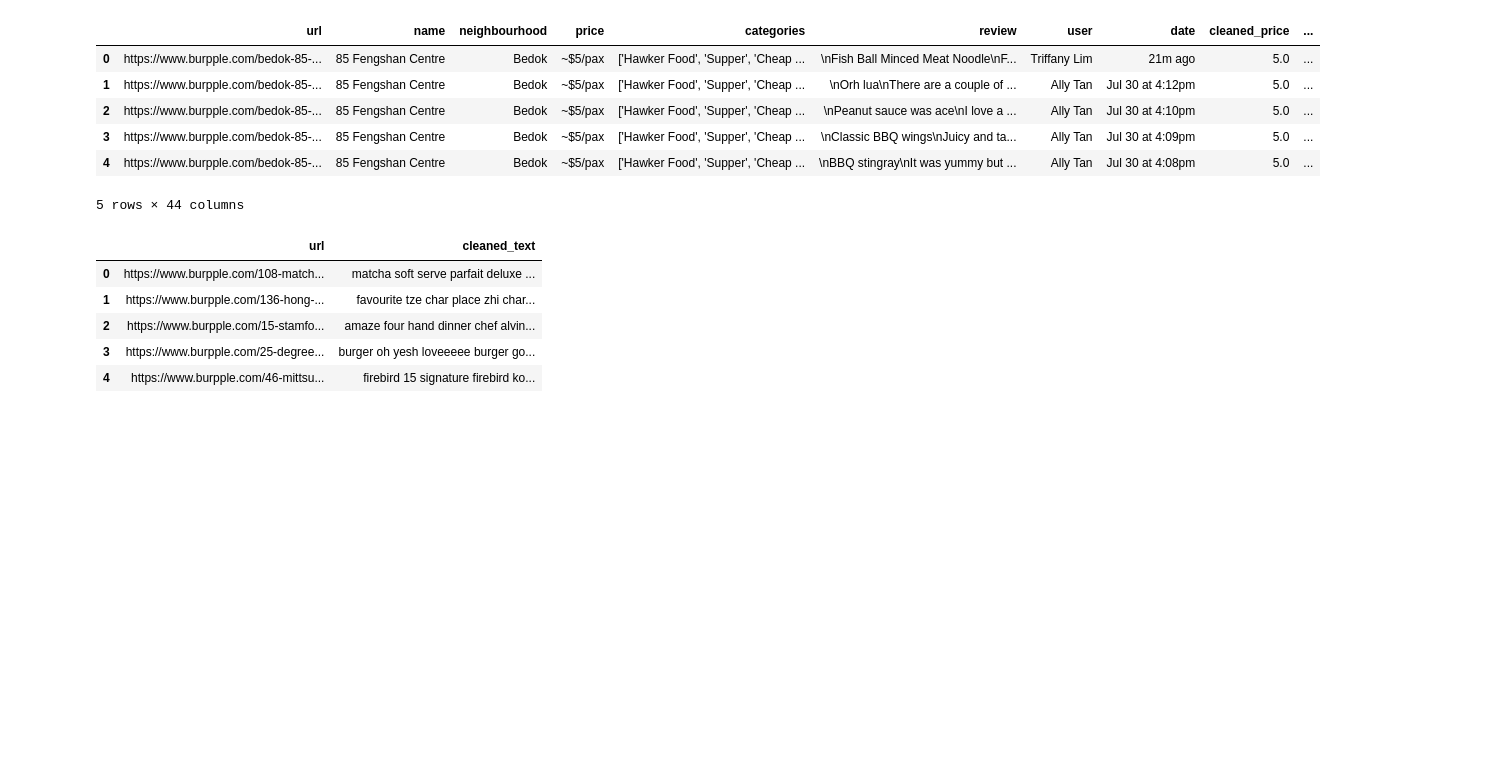
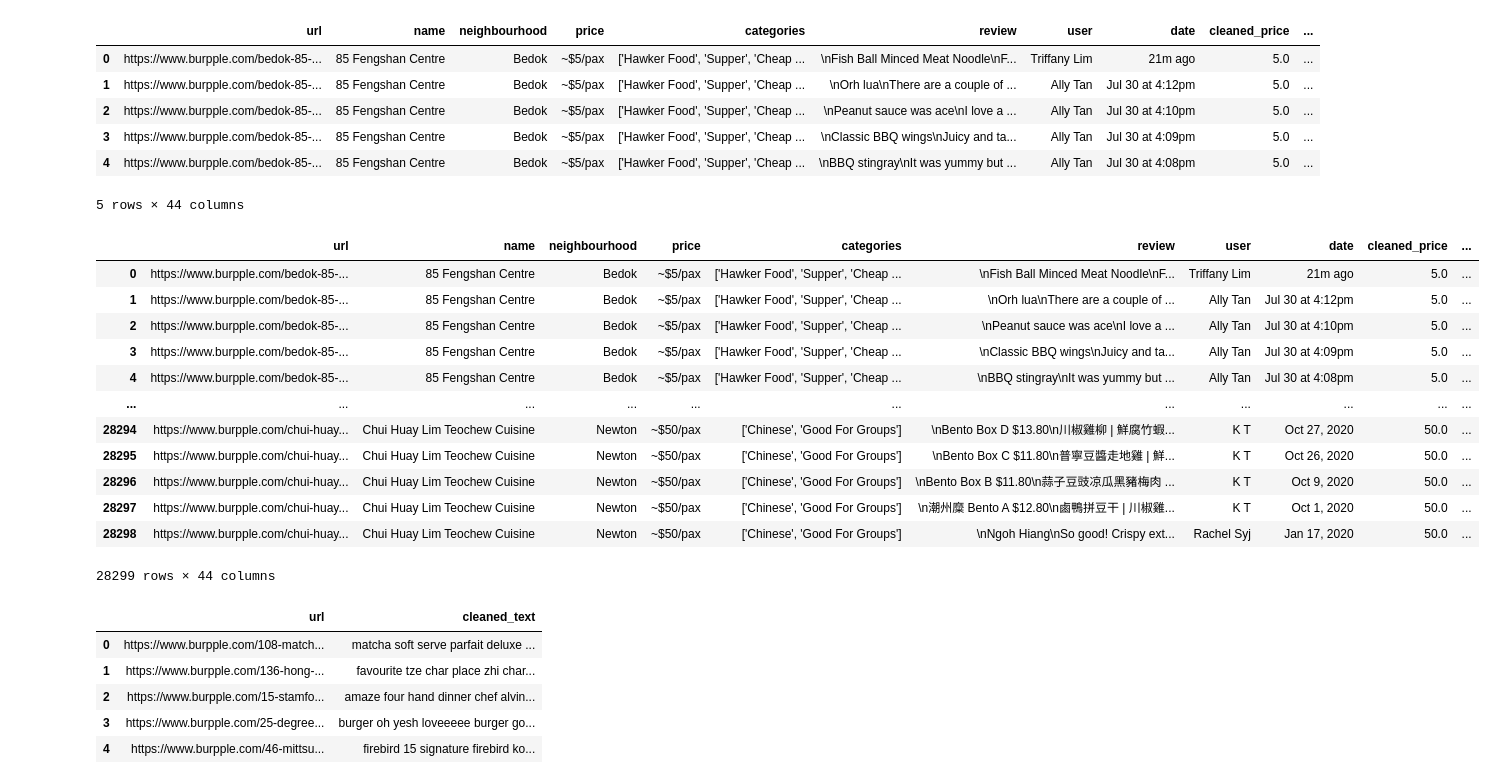
Before and after one commit to sabyeo/bt4221, a Jupyter notebook: doc2vec_topic_modelling_restaurant.ipynb, the cells around one changed output. Cells and saved outputs as stored; diff of their text form; code cells hidden in the pictures; blank space fills up the shorter version.

```diff
--- a/doc2vec_topic_modelling_restaurant.ipynb
+++ b/doc2vec_topic_modelling_restaurant.ipynb
@@ -32,6 +32,22 @@ data.head(5)
 | 3 | https://www.burpple.com/bedok-85-... | 85 Fengshan Centre | Bedok | ~$5/pax | ['Hawker Food', 'Supper', 'Cheap ... | \nClassic BBQ wings\nJuicy and ta... | Ally Tan | Jul 30 at 4:09pm | 5.0 | ... |
 | 4 | https://www.burpple.com/bedok-85-... | 85 Fengshan Centre | Bedok | ~$5/pax | ['Hawker Food', 'Supper', 'Cheap ... | \nBBQ stingray\nIt was yummy but ... | Ally Tan | Jul 30 at 4:08pm | 5.0 | ... |
 5 rows × 44 columns
+# %%
+data
+# %% [output]
+|  | url | name | neighbourhood | price | categories | review | user | date | cleaned_price | ... |
+| 0 | https://www.burpple.com/bedok-85-... | 85 Fengshan Centre | Bedok | ~$5/pax | ['Hawker Food', 'Supper', 'Cheap ... | \nFish Ball Minced Meat Noodle\nF... | Triffany Lim | 21m ago | 5.0 | ... |
+| 1 | https://www.burpple.com/bedok-85-... | 85 Fengshan Centre | Bedok | ~$5/pax | ['Hawker Food', 'Supper', 'Cheap ... | \nOrh lua\nThere are a couple of ... | Ally Tan | Jul 30 at 4:12pm | 5.0 | ... |
+| 2 | https://www.burpple.com/bedok-85-... | 85 Fengshan Centre | Bedok | ~$5/pax | ['Hawker Food', 'Supper', 'Cheap ... | \nPeanut sauce was ace\nI love a ... | Ally Tan | Jul 30 at 4:10pm | 5.0 | ... |
+| 3 | https://www.burpple.com/bedok-85-... | 85 Fengshan Centre | Bedok | ~$5/pax | ['Hawker Food', 'Supper', 'Cheap ... | \nClassic BBQ wings\nJuicy and ta... | Ally Tan | Jul 30 at 4:09pm | 5.0 | ... |
+| 4 | https://www.burpple.com/bedok-85-... | 85 Fengshan Centre | Bedok | ~$5/pax | ['Hawker Food', 'Supper', 'Cheap ... | \nBBQ stingray\nIt was yummy but ... | Ally Tan | Jul 30 at 4:08pm | 5.0 | ... |
+| ... | ... | ... | ... | ... | ... | ... | ... | ... | ... | ... |
+| 28294 | https://www.burpple.com/chui-huay... | Chui Huay Lim Teochew Cuisine | Newton | ~$50/pax | ['Chinese', 'Good For Groups'] | \nBento Box D $13.80\n川椒雞柳 | 鮮腐竹蝦... | K T | Oct 27, 2020 | 50.0 | ... |
+| 28295 | https://www.burpple.com/chui-huay... | Chui Huay Lim Teochew Cuisine | Newton | ~$50/pax | ['Chinese', 'Good For Groups'] | \nBento Box C $11.80\n普寧豆醬走地雞 | 鮮... | K T | Oct 26, 2020 | 50.0 | ... |
+| 28296 | https://www.burpple.com/chui-huay... | Chui Huay Lim Teochew Cuisine | Newton | ~$50/pax | ['Chinese', 'Good For Groups'] | \nBento Box B $11.80\n蒜子豆豉凉瓜黑豬梅肉 ... | K T | Oct 9, 2020 | 50.0 | ... |
+| 28297 | https://www.burpple.com/chui-huay... | Chui Huay Lim Teochew Cuisine | Newton | ~$50/pax | ['Chinese', 'Good For Groups'] | \n潮州糜 Bento A $12.80\n鹵鴨拼豆干 | 川椒雞... | K T | Oct 1, 2020 | 50.0 | ... |
+| 28298 | https://www.burpple.com/chui-huay... | Chui Huay Lim Teochew Cuisine | Newton | ~$50/pax | ['Chinese', 'Good For Groups'] | \nNgoh Hiang\nSo good! Crispy ext... | Rachel Syj | Jan 17, 2020 | 50.0 | ... |
+28299 rows × 44 columns
 # %%
 # concatenate all the reviews for each restaurant
 restaurant_review_df = data[['url', 'cleaned_text']]
```
Also changed, not shown: parts of 21 cells of this notebook, 1 other file.
